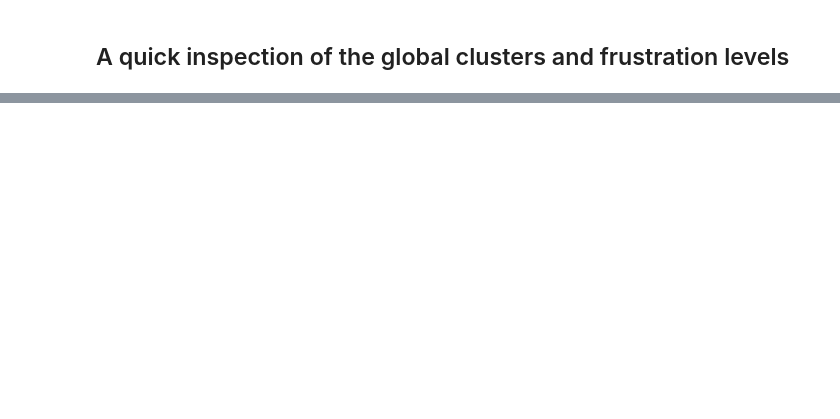
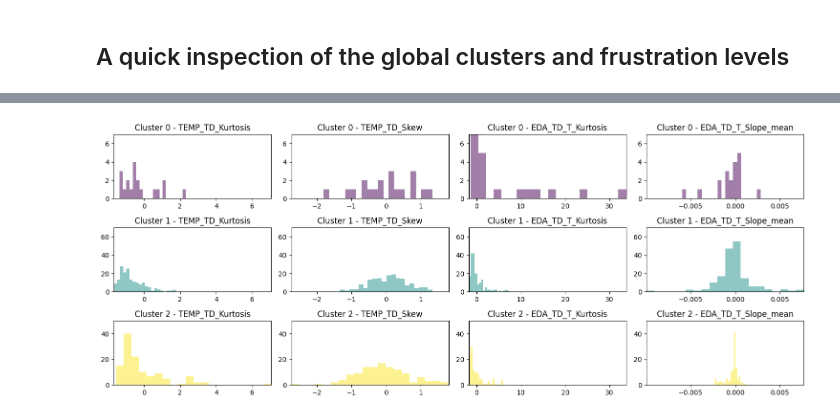
Before and after one commit to SorenBlattBendtsen/02582, a Jupyter notebook: Assignment_2/clusters_vs_emotions.ipynb, the cells around one changed output, grey strips where cells are left out. Saved outputs shown, nothing was run; the diff lists cells and outputs as text; code cells hidden in the pictures; blank space fills up the shorter version.

```diff
--- a/Assignment_2/clusters_vs_emotions.ipynb
+++ b/Assignment_2/clusters_vs_emotions.ipynb
@@ -241,3 +383,37 @@ for i, round in enumerate(sorted(data.Round.unique())):
+# %%
+features = data_filtered.columns
+# make a subplot with rows for each cluster and columns for each feature in data_filtered and show a histogram of the values in each cluster
+fig, axs = plt.subplots(3, int(len(features)/2), figsize=(15, 6))
+
+# across all clusters, calculate min and max of each feature
+min = []
+max = []
+for feature in features[4:]:
+    min.append(data[feature].min())
+    max.append(data[feature].max())
+
+max_count = [7, 70, 50]
+
+
+# Get unique clusters
+unique_clusters = sorted(data.cluster.unique())
+
+# Set colormap
+colors = plt.cm.get_cmap('viridis', len(unique_clusters))
+
+
+for i in range(3):
+    for j, feature in enumerate(features[4:]):
+        # make histogram and color by cluster
+        axs[i, j].hist(data[data['cluster'] == i][feature], bins=20, color=colors(i), alpha=0.5)
+        axs[i, j].set_title(f'Cluster {i} - {feature}')
+        axs[i,j].set_xlim(min[j], max[j])
+        axs[i,j].set_ylim(0, max_count[i])
+
+plt.tight_layout()
+plt.show()
+# %% [output]
+[figure, added]
 # %%
 data[data['cluster'] == 0].Frustrated.plot.hist()
 # %% [output]
```
Also changed, not shown: parts of 18 cells of this notebook, 3 other files.
